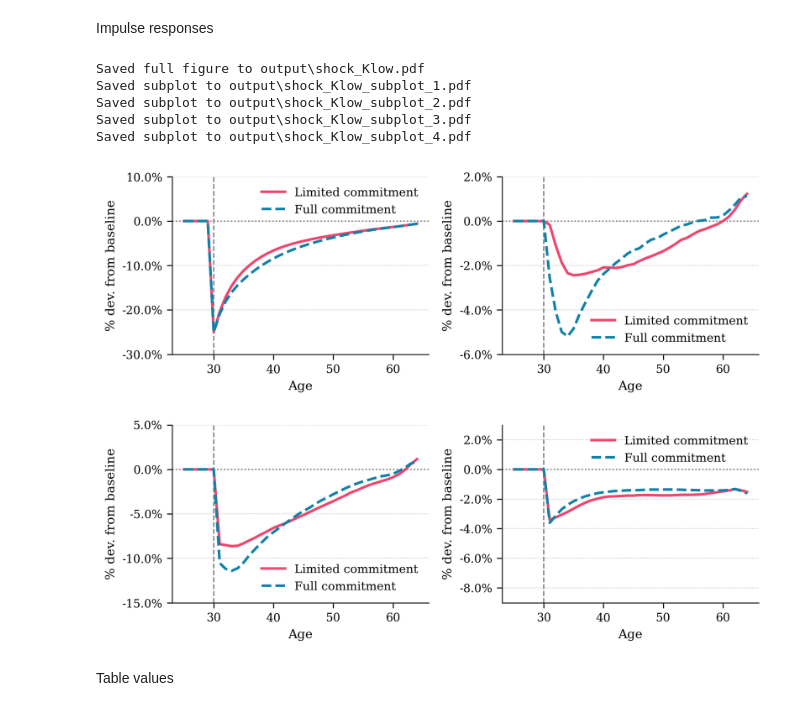
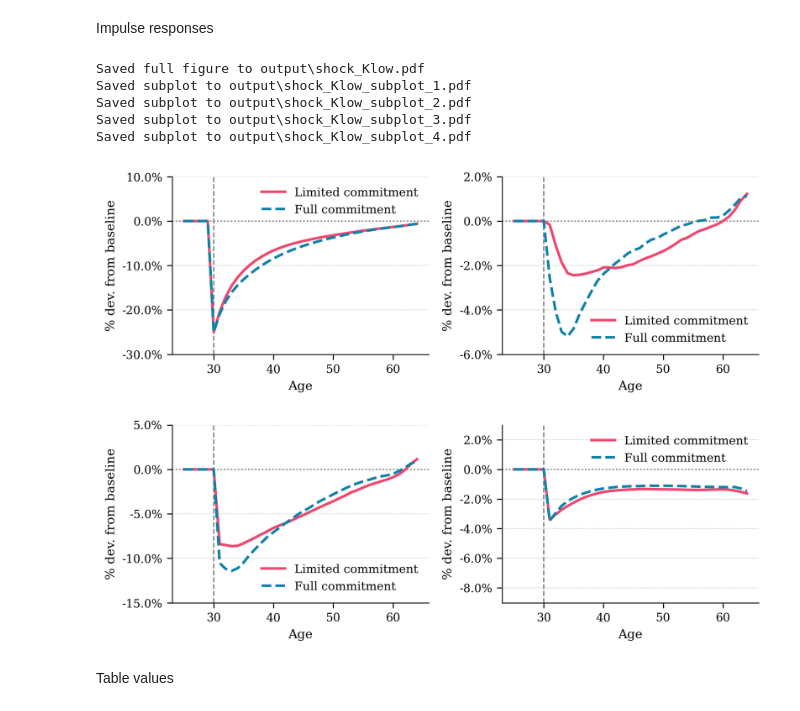
Before and after one commit to ThomasHJorgensen/FastBargaining, a Jupyter notebook: Application/04. Counterfactuals.ipynb, the cells around one changed output. Cells and saved outputs as stored; diff of their text form; code cells hidden in the pictures.

Commit message:
equiv C in impulse response

```diff
--- a/Application/04. Counterfactuals.ipynb
+++ b/Application/04. Counterfactuals.ipynb
@@ -185,20 +219,20 @@ Impulse responses
 # %%
 fm = FigureManager(path, use_latex=False, cycle_linestyles=True)
 fig, axes = fm.create_figure(2,2,4, horizontal=False)
 impulse_response(axes[0], 'KX', models, show='low', vline=age_shock, ylim=(-0.30,0.10))
 impulse_response(axes[1], 'lX', models, show='low', vline=age_shock, ylim=(-0.06,0.02))
 impulse_response(axes[2], 'wage_inc_X', models, show='low', vline=age_shock, ylim=(-0.15,0.05))
-impulse_response(axes[3], 'C_tot', models, show='low', vline=age_shock, ylim=(-0.09,0.03))
+impulse_response(axes[3], 'C_equiv_X', models, show='low', vline=age_shock, ylim=(-0.09,0.03))
 
 fig.tight_layout()
 fm.save_figure(filename="shock_Klow", include_title=False)
 # %% [output]
 Saved full figure to output\shock_Klow.pdf
 Saved subplot to output\shock_Klow_subplot_1.pdf
 Saved subplot to output\shock_Klow_subplot_2.pdf
 Saved subplot to output\shock_Klow_subplot_3.pdf
 Saved subplot to output\shock_Klow_subplot_4.pdf
-[figure, old version]
+[figure, new version]
 # %% [markdown]
 Table values
 # %%
```
Also changed, not shown: parts of 7 cells of this notebook.
